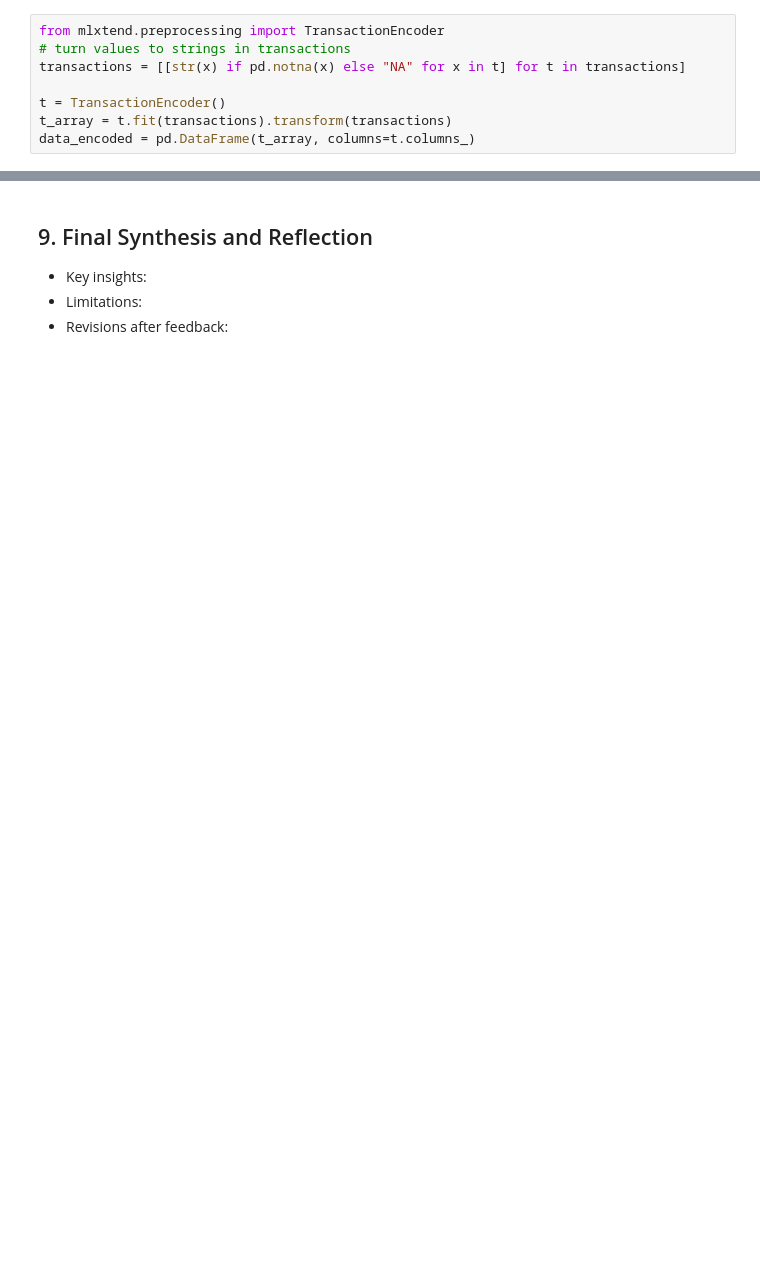
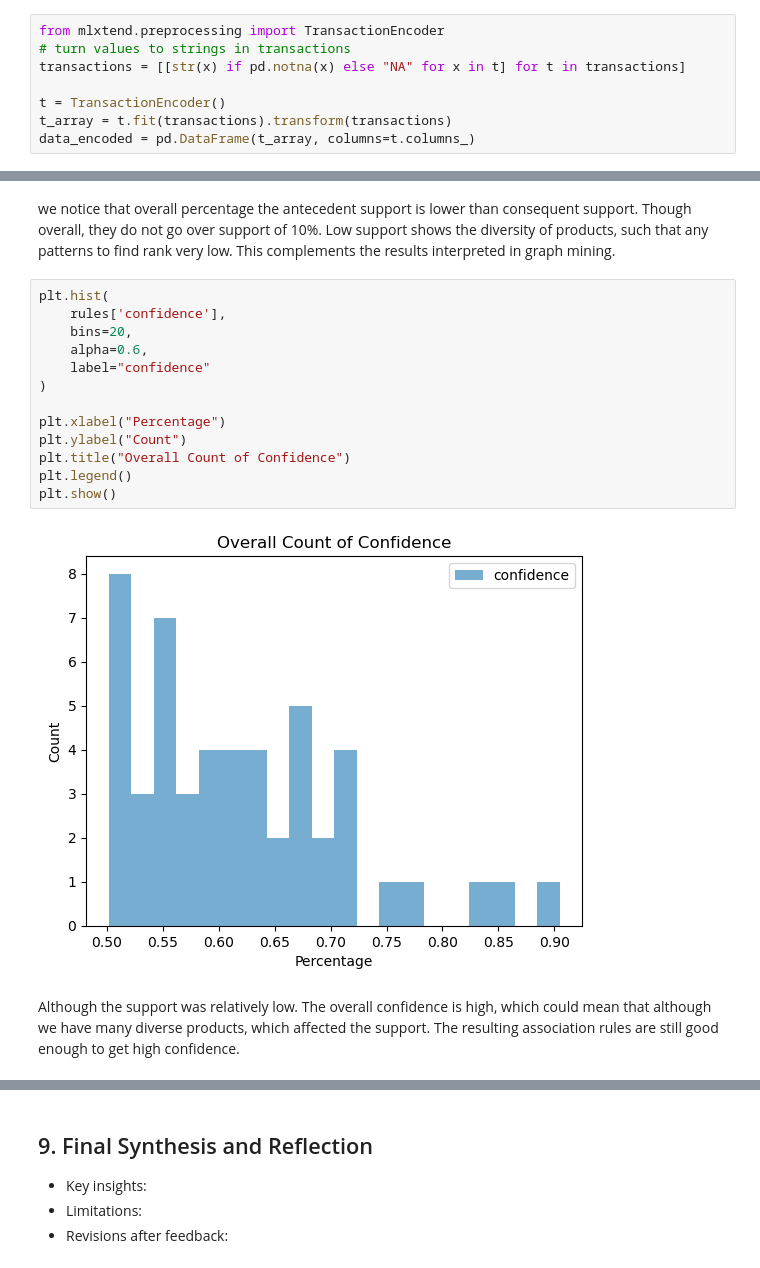
Before and after one commit to NouRALsaidD/data_mining_2026, a Jupyter notebook: data_mining_project_template.ipynb, the cells around one changed output, grey strips where cells are left out. Cells and saved outputs as stored; diff of their text form; blank space fills up the shorter version.

```diff
--- a/data_mining_project_template.ipynb
+++ b/data_mining_project_template.ipynb
@@ -1920,0 +1999,19 @@ rules
+# %% [markdown]
+we notice that overall percentage the antecedent support is lower than consequent support. Though overall, they do not go over support of 10%. Low support shows the diversity of products, such that any patterns to find rank very low. This complements the results interpreted in graph mining.
+# %%
+plt.hist(
+    rules['confidence'],
+    bins=20,
+    alpha=0.6,
+    label="confidence"
+)
+
+plt.xlabel("Percentage")
+plt.ylabel("Count")
+plt.title("Overall Count of Confidence")
+plt.legend()
+plt.show()
+# %% [output]
+[figure, added]
+# %% [markdown]
+Although the support was relatively low. The overall confidence is high, which could mean that although we have many diverse products, which affected the support. The resulting association rules are still good enough to get high confidence.
```
Also changed, not shown: parts of 19 cells of this notebook.
